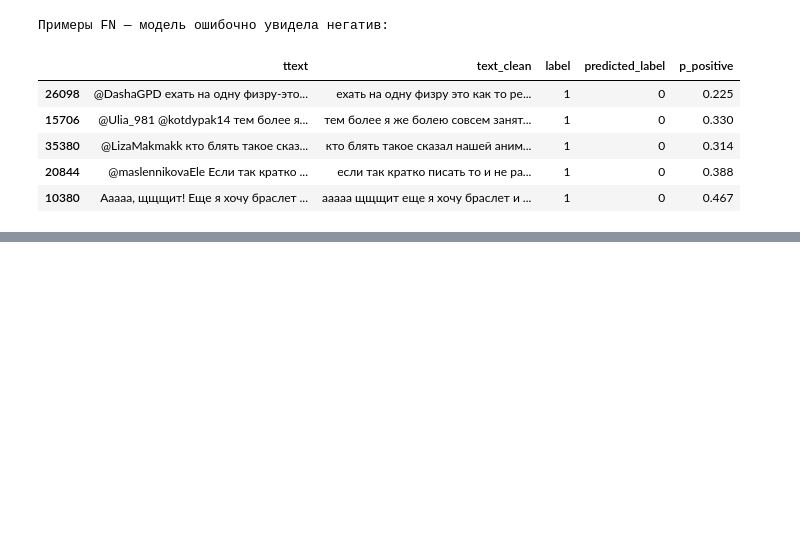
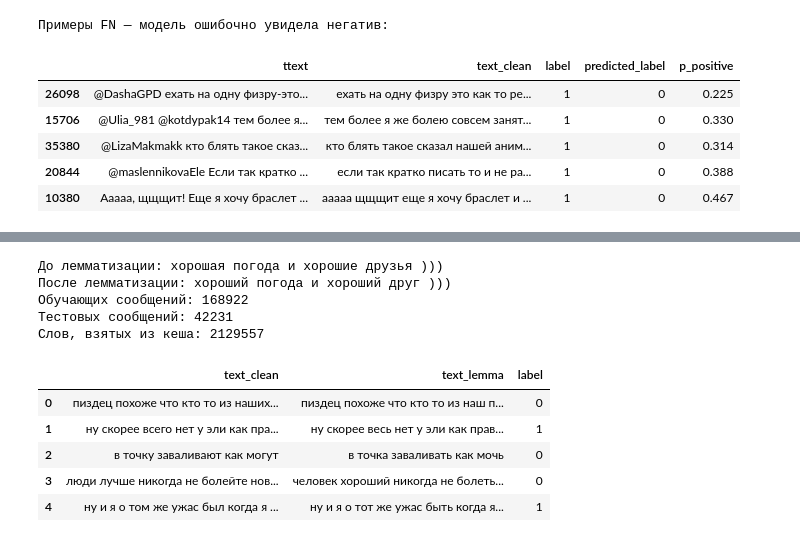
Before and after one commit to avtorpc/fundament_nlp, a Jupyter notebook: Untitled.ipynb, the cells around one changed output, grey strips where cells are left out. Drawn from its saved outputs; the diff is of its cells as text; code cells hidden in the pictures; blank space fills up the shorter version.

```diff
--- a/Untitled.ipynb
+++ b/Untitled.ipynb
@@ -966,3 +966,62 @@ FN — позитив ошибочно назван негативом: 3868
 | 22116 | @fuck_youbich потеплее ты задолба... | потеплее ты задолбал со свои поте... | 1 | 0 | 0.4990 | False | False |
 | 10547 | @CrazyPatMofos ну чувааааак :DD я... | ну чувааааак я жи сказал что он с... | 1 | 0 | 0.4989 | False | False |
 | 4391 | RT @Tatarlarp: Смотрю американски... | смотрю американский жених блин хо... | 1 | 0 | 0.4989 | False | False |
+# %%
+# ШАГ 16 — Лемматизация: приводим слова к начальной форме
+
+# pymorphy3 — морфологический анализатор русского языка.
+# Например: «хорошая» и «хорошего» могут стать «хороший».
+import pymorphy3
+from functools import lru_cache
+
+# Создаём анализатор один раз, а не заново для каждого слова.
+morph = pymorphy3.MorphAnalyzer(lang="ru")
+
+# Многие слова повторяются в разных твитах.
+# Кеш хранит результат для уже встречавшихся слов и ускоряет обработку.
+@lru_cache(maxsize=100_000)
+def word_to_lemma(word):
+    # parse() возвращает варианты разбора слова.
+    # Берём наиболее вероятный вариант и его начальную форму.
+    return morph.parse(word)[0].normal_form
+
+
+def lemmatize_text(text):
+    # Обрабатываем только последовательности русских букв.
+    # Цифры, пробелы и смайлы ))) / ((( остаются без изменений.
+    return re.sub(
+        r"[а-яё]+",
+        lambda match: word_to_lemma(match.group(0)),
+        text,
+    )
+
+# Проверяем понятный пример до обработки всех сообщений.
+example = "хорошая погода и хорошие друзья )))"
+print("До лемматизации:", example)
+print("После лемматизации:", lemmatize_text(example))
+assert lemmatize_text(example).endswith(")))")
+
+# Создаём НОВЫЙ столбец, сохраняя прежний text_clean.
+# Разделение на train_df и test_df уже сделано на шаге 09:
+# состав обеих выборок теперь не меняется.
+train_df["text_lemma"] = train_df["text_clean"].map(lemmatize_text)
+test_df["text_lemma"] = test_df["text_clean"].map(lemmatize_text)
+
+print("Обучающих сообщений:", len(train_df))
+print("Тестовых сообщений:", len(test_df))
+print("Слов, взятых из кеша:", word_to_lemma.cache_info().hits)
+
+# Показываем несколько текстов до и после лемматизации.
+display(train_df[["text_clean", "text_lemma", "label"]].head(5))
+# %% [output]
+До лемматизации: хорошая погода и хорошие друзья )))
+После лемматизации: хороший погода и хороший друг )))
+Обучающих сообщений: 168922
+Тестовых сообщений: 42231
+Слов, взятых из кеша: 2129557
+|  | text_clean | text_lemma | label |
+| 0 | пиздец похоже что кто то из наших... | пиздец похоже что кто то из наш п... | 0 |
+| 1 | ну скорее всего нет у эли как пра... | ну скорее весь нет у эли как прав... | 1 |
+| 2 | в точку заваливают как могут | в точка заваливать как мочь | 0 |
+| 3 | люди лучше никогда не болейте нов... | человек хороший никогда не болеть... | 0 |
+| 4 | ну и я о том же ужас был когда я ... | ну и я о тот же ужас быть когда я... | 1 |
```
Also changed, not shown: parts of 3 cells of this notebook, 1 other file.
